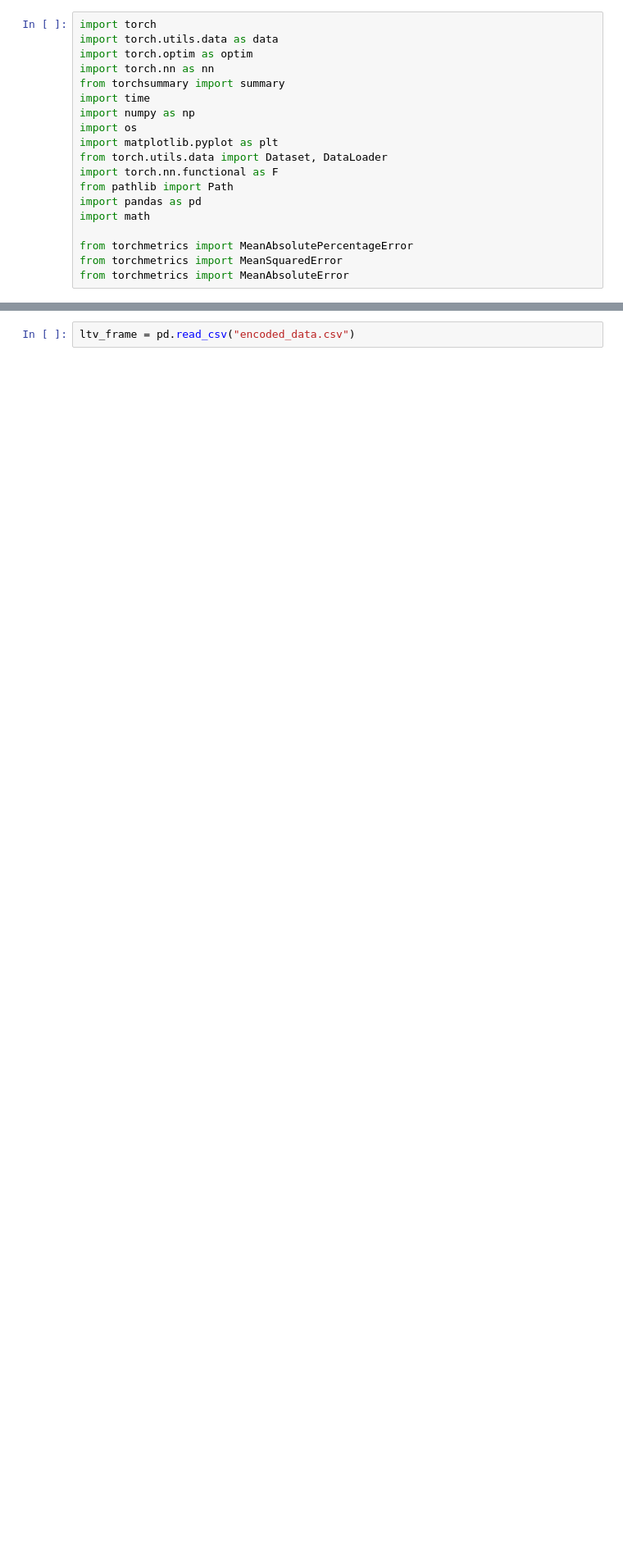
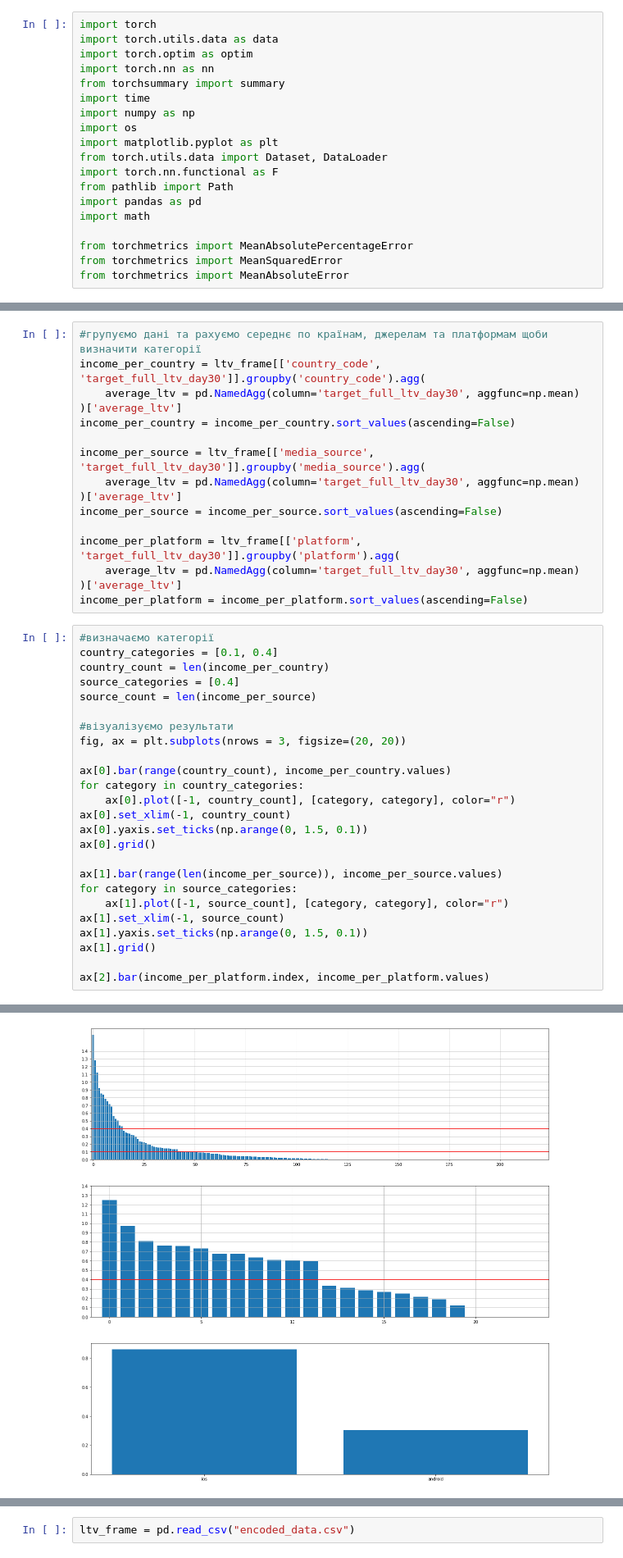
Before and after one commit to Yevgenialno/Game-Revenue-Forecast, a Jupyter notebook: LTV_project.ipynb, the cells around one changed output, grey strips where cells are left out. Shown at 82% size. Cells and saved outputs as stored; diff of their text form; blank space fills up the shorter version.

```diff
--- a/LTV_project.ipynb
+++ b/LTV_project.ipynb
@@ -32,0 +36,42 @@ ltv_frame.head()
+# %%
+#групуємо дані та рахуємо середнє по країнам, джерелам та платформам щоби визначити категорії
+income_per_country = ltv_frame[['country_code', 'target_full_ltv_day30']].groupby('country_code').agg(
+    average_ltv = pd.NamedAgg(column='target_full_ltv_day30', aggfunc=np.mean)
+)['average_ltv']
+income_per_country = income_per_country.sort_values(ascending=False)
+
+income_per_source = ltv_frame[['media_source', 'target_full_ltv_day30']].groupby('media_source').agg(
+    average_ltv = pd.NamedAgg(column='target_full_ltv_day30', aggfunc=np.mean)
+)['average_ltv']
+income_per_source = income_per_source.sort_values(ascending=False)
+
+income_per_platform = ltv_frame[['platform', 'target_full_ltv_day30']].groupby('platform').agg(
+    average_ltv = pd.NamedAgg(column='target_full_ltv_day30', aggfunc=np.mean)
+)['average_ltv']
+income_per_platform = income_per_platform.sort_values(ascending=False)
+# %%
+#визначаємо категорії
+country_categories = [0.1, 0.4]
+country_count = len(income_per_country)
+source_categories = [0.4]
+source_count = len(income_per_source)
+
+#візуалізуємо результати
+fig, ax = plt.subplots(nrows = 3, figsize=(20, 20))
+
+ax[0].bar(range(country_count), income_per_country.values)
+for category in country_categories:
+    ax[0].plot([-1, country_count], [category, category], color="r")
+ax[0].set_xlim(-1, country_count)
+ax[0].yaxis.set_ticks(np.arange(0, 1.5, 0.1))
+ax[0].grid()
+
+ax[1].bar(range(len(income_per_source)), income_per_source.values)
+for category in source_categories:
+    ax[1].plot([-1, source_count], [category, category], color="r")
+ax[1].set_xlim(-1, source_count)
+ax[1].yaxis.set_ticks(np.arange(0, 1.5, 0.1))
+ax[1].grid()
+
+ax[2].bar(income_per_platform.index, income_per_platform.values)
+# %% [output]
@@ -32,0 +79 @@ ltv_frame.head()
+[figure, added]
```
Also changed, not shown: parts of 24 cells of this notebook.
